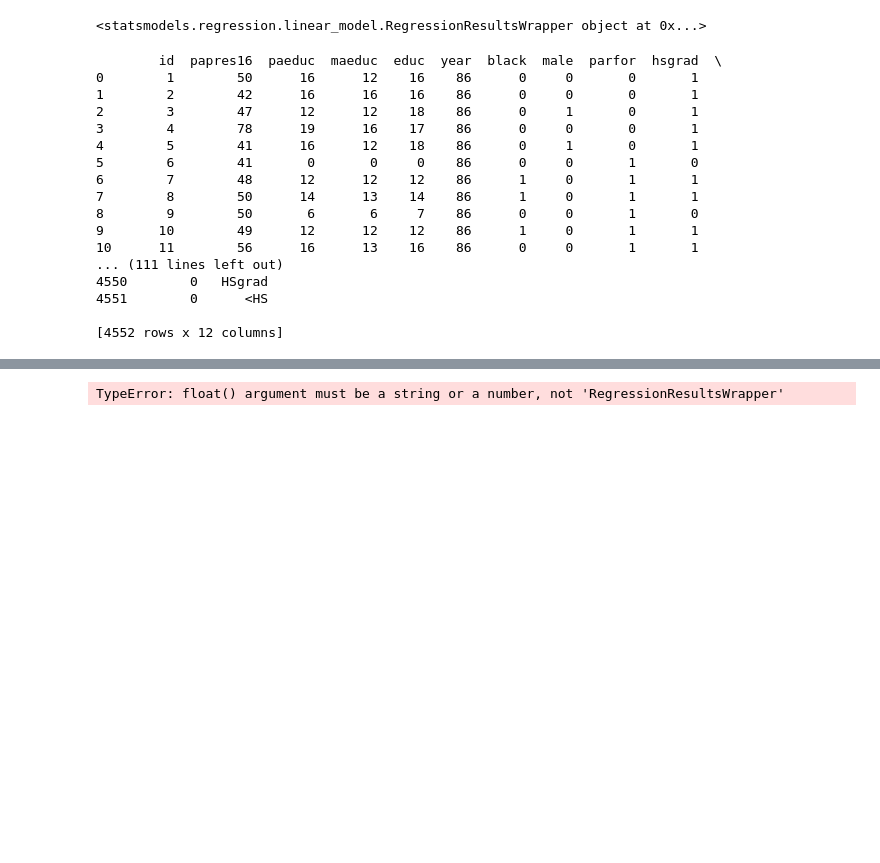
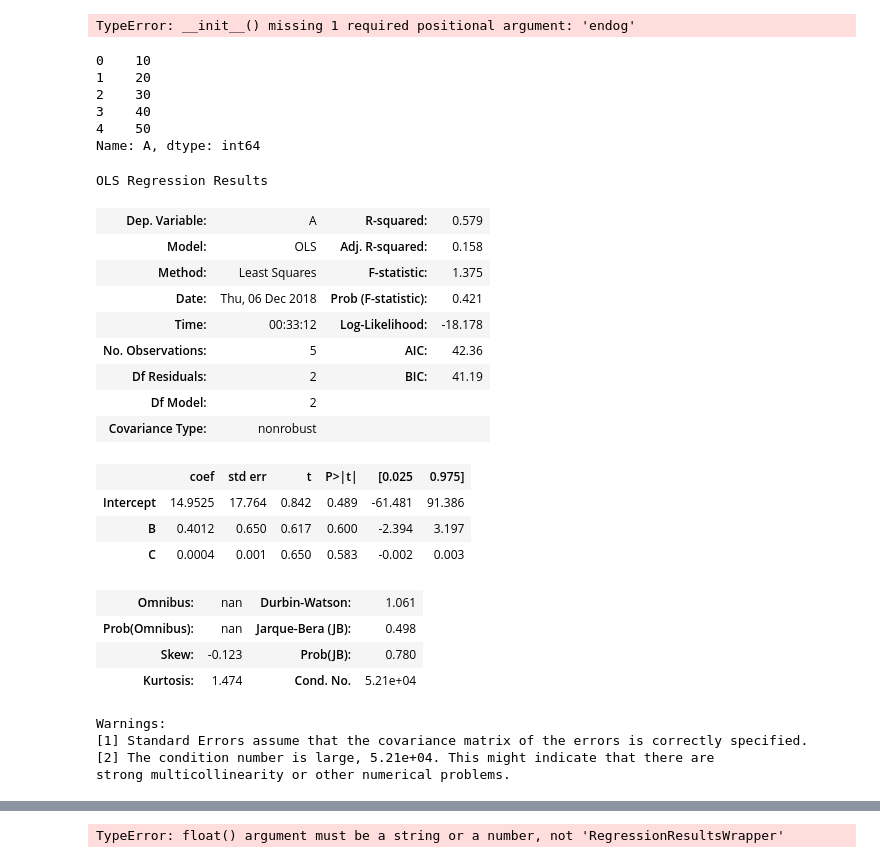
Before and after one commit to CS207-group2/cs207-FinalProject, a Jupyter notebook: Maleah notes.ipynb, the cells around one changed output, grey strips where cells are left out. Cells and saved outputs as stored; diff of their text form; code cells hidden in the pictures; blank space fills up the shorter version.

```diff
--- a/Maleah notes.ipynb
+++ b/Maleah notes.ipynb
@@ -1,30 +1,47 @@
 # %%
 import pandas as pd
-import statsmodels.formula.api as sm
+import statsmodels.api as sm
+
 df = pd.DataFrame({"A": [10,20,30,40,50], "B": [20, 30, 10, 40, 50], "C": [32, 234, 23, 23, 42523]})
-model = sm.ols(formula="A ~ B + C", data=df).fit()
-print(result)
+sm.OLS(df['A'], sm.add_constant(df[['B', 'C']])).fit()
+model = sm.OLS(formula="A ~ B + C", data=df).fit()
 # %% [output]
-<statsmodels.regression.linear_model.RegressionResultsWrapper object at 0x...>
+TypeError: __init__() missing 1 required positional argument: 'endog'
+# %%
+df['A'].
+# %% [output]
+0    10
+1    20
+2    30
+3    40
+4    50
+Name: A, dtype: int64
+# %%
+model.summary()
+# %% [output]
+OLS Regression Results
+| Dep. Variable: | A | R-squared: | 0.579 |
+| Model: | OLS | Adj. R-squared: | 0.158 |
+| Method: | Least Squares | F-statistic: | 1.375 |
+| Date: | Thu, 06 Dec 2018 | Prob (F-statistic): | 0.421 |
+| Time: | 00:33:12 | Log-Likelihood: | -18.178 |
+| No. Observations: | 5 | AIC: | 42.36 |
+| Df Residuals: | 2 | BIC: | 41.19 |
+| Df Model: | 2 |  |  |
+| Covariance Type: | nonrobust |  |  |
+|  | coef | std err | t | P>|t| | [0.025 | 0.975] |
+| Intercept | 14.9525 | 17.764 | 0.842 | 0.489 | -61.481 | 91.386 |
+| B | 0.4012 | 0.650 | 0.617 | 0.600 | -2.394 | 3.197 |
+| C | 0.0004 | 0.001 | 0.650 | 0.583 | -0.002 | 0.003 |
+| Omnibus: | nan | Durbin-Watson: | 1.061 |
+| Prob(Omnibus): | nan | Jarque-Bera (JB): | 0.498 |
+| Skew: | -0.123 | Prob(JB): | 0.780 |
+| Kurtosis: | 1.474 | Cond. No. | 5.21e+04 |
+Warnings:
+[1] Standard Errors assume that the covariance matrix of the errors is correctly specified.
+[2] The condition number is large, 5.21e+04. This might indicate that there are
+strong multicollinearity or other numerical problems.
 # %%
 socio_data = pd.read_stata('gsswide.dta')
 socio_df = pd.DataFrame(data=socio_data)
-print(socio_data)
+# print(socio_data)
-# %% [output]
-        id  papres16  paeduc  maeduc  educ  year  black  male  parfor  hsgrad  \
-0        1        50      16      12    16    86      0     0       0       1
-1        2        42      16      16    16    86      0     0       0       1
-2        3        47      12      12    18    86      0     1       0       1
-3        4        78      19      16    17    86      0     0       0       1
-4        5        41      16      12    18    86      0     1       0       1
-5        6        41       0       0     0    86      0     0       1       0
-6        7        48      12      12    12    86      1     0       1       1
-7        8        50      14      13    14    86      1     0       1       1
-8        9        50       6       6     7    86      0     0       1       0
-9       10        49      12      12    12    86      1     0       1       1
-10      11        56      16      13    16    86      0     0       1       1
-... (111 lines left out)
-4550        0   HSgrad
-4551        0      <HS
-
-[4552 rows x 12 columns]
```
Also changed, not shown: parts of 5 cells of this notebook.
